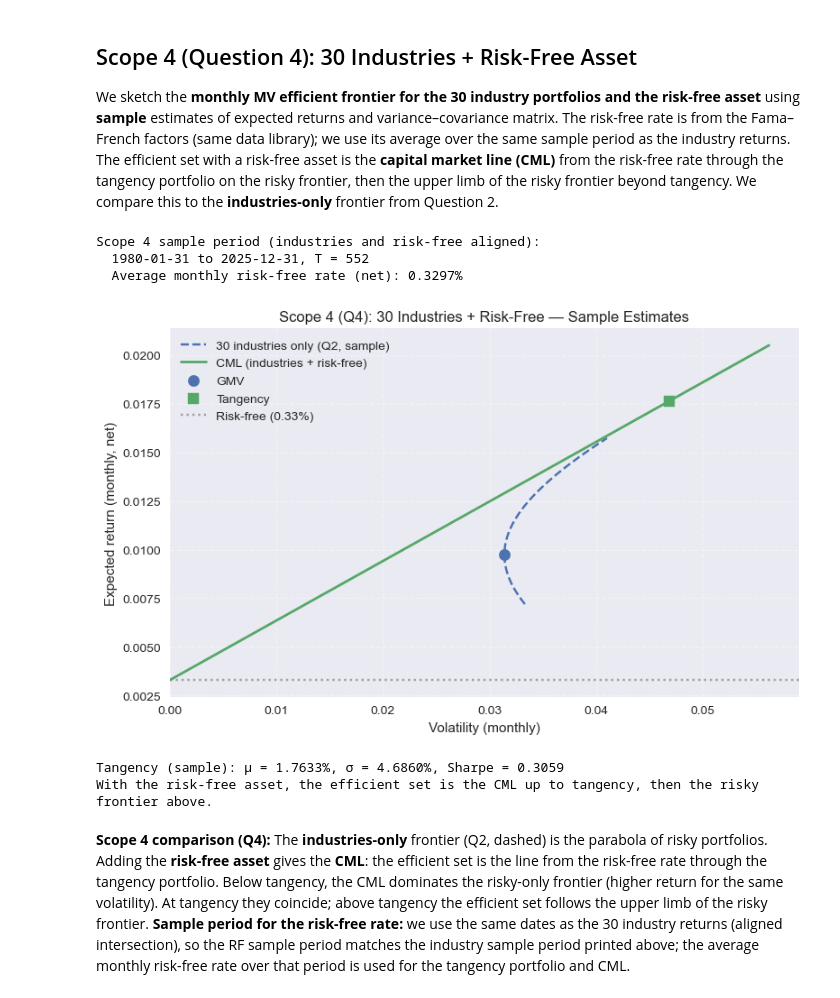
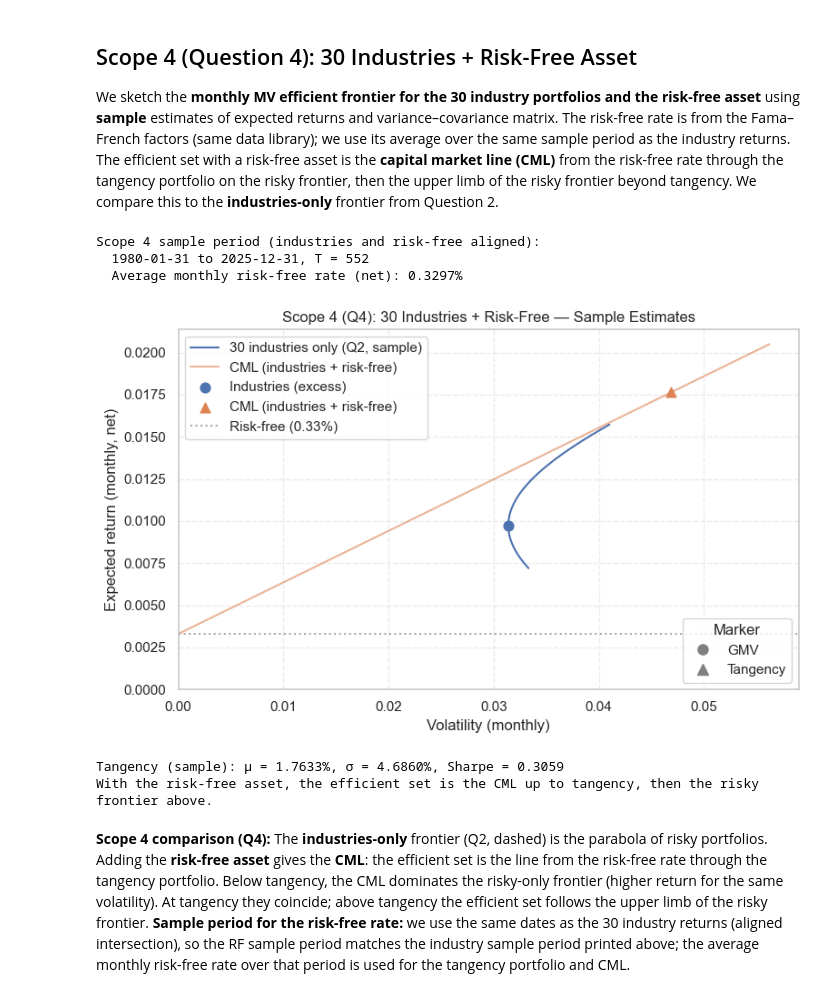
Before and after one commit to eomoran/fin41360-group-asst, a Jupyter notebook: fin41360_data_check.ipynb, the cells around one changed output. Cells and saved outputs as stored; diff of their text form; code cells hidden in the pictures.

```diff
--- a/fin41360_data_check.ipynb
+++ b/fin41360_data_check.ipynb
@@ -115,8 +134,10 @@ GMV and tangency portfolios for Question 2(a)–(b).
 > perform the actual frontier and key-portfolio computations.
 # %%
 # Scope 2: Setup for MV frontier
+# Chart conventions: frontier-chart-drawing skill (.cursor/skills/frontier-chart-drawing/)
 
 import matplotlib.pyplot as plt
+import seaborn as sns
 
 from fin41360.mv_frontier import (
     compute_moments_from_gross,
@@ -125,8 +146,22 @@ from fin41360.mv_frontier import (
     efficient_frontier,
     portfolio_stats,
 )
+from fin41360.plot_styles import (
+    style,
+    FRONTIER_STYLE,
+    CML_STYLE,
+    GMV_STYLE,
+    TAN_STYLE,
+    ESTIMATOR_STYLE,
+    SCOPE3_PLOT_STYLE,
+    scope6_legend_handles,
+    scope6_panel_legend_handles,
+)
 
-plt.style.use("seaborn-v0_8")  # EXPLAIN: simple, readable default style
+# Global save format for figures (set near top of notebook per skill)
+SAVE_FIG_FORMAT = "png"
+
+sns.set_theme(style="whitegrid", context="notebook")
 
 # Use the same industry and RF data loaded above
 ind_gross = ind  # (T, 30), R = 1 + r
@@ -614,40 +577,47 @@ front_means, front_vols, _ = efficient_frontier(mu_s4, Sigma_s4, n_points=200, m
 w_tan_s4 = tangency_weights(mu_s4, Sigma_s4, rf_mean_s4)
 mu_tan_s4, vol_tan_s4 = portfolio_stats(w_tan_s4, mu_s4, Sigma_s4)
 sharpe_tan_s4 = (mu_tan_s4 - rf_mean_s4) / vol_tan_s4 if vol_tan_s4 > 0 else np.nan
 
 # CML: mu = rf + Sharpe * vol from (0, rf) through tangency
 vol_cml = np.linspace(0, float(vol_tan_s4) * 1.2, 150)
 mu_cml = rf_mean_s4 + sharpe_tan_s4 * vol_cml
 
 # GMV for reference
 w_gmv_s4 = gmv_weights(Sigma_s4)
 mu_gmv_s4, vol_gmv_s4 = portfolio_stats(w_gmv_s4, mu_s4, Sigma_s4)
 
 # Plot: industries-only frontier (Q2) vs CML (industries + RF)
 fig, ax = plt.subplots(figsize=(8, 5))
-ax.plot(front_vols, front_means, color="C0", linestyle="--", label="30 industries only (Q2, sample)")
-ax.plot(vol_cml, mu_cml, color="C1", linewidth=2, label="CML (industries + risk-free)")
-ax.scatter([vol_gmv_s4], [mu_gmv_s4], color="C0", s=80, marker="o", zorder=5, label="GMV")
-ax.scatter([vol_tan_s4], [mu_tan_s4], color="C1", s=80, marker="s", zorder=5, label="Tangency")
+ax.plot(front_vols, front_means, **style("frontier", "industries", label="30 industries only (Q2, sample)"))
+ax.plot(vol_cml, mu_cml, **style("cml", "cml"))
+ax.scatter([vol_gmv_s4], [mu_gmv_s4], **style("gmv", "industries"))
+ax.scatter([vol_tan_s4], [mu_tan_s4], **style("tan", "cml"))
 ax.axhline(rf_mean_s4, color="gray", linestyle=":", alpha=0.7, label=f"Risk-free ({rf_mean_s4:.2%})")
 ax.set_xlim(0, None)
-ax.set_ylim(None, None)
+ax.set_ylim(0, None)  # anchor at (0,0) per skill
 ax.set_xlabel("Volatility (monthly)")
 ax.set_ylabel("Expected return (monthly, net)")
 ax.set_title("Scope 4 (Q4): 30 Industries + Risk-Free — Sample Estimates")
-ax.legend(loc="best")
+leg1 = ax.legend(loc="upper left")
+ax.add_artist(leg1)
+import matplotlib.lines as mlines
+marker_handles = [
+    mlines.Line2D([], [], color="gray", marker="o", linestyle="None", markersize=8, label="GMV"),
+    mlines.Line2D([], [], color="gray", marker="^", linestyle="None", markersize=8, label="Tangency"),
+]
+ax.legend(handles=marker_handles, loc="lower right", title="Marker")
 ax.grid(True, linestyle="--", alpha=0.4)
 plt.tight_layout()
 plt.show()
 
 # Compare: CML dominates the risky-only frontier below tangency; they meet at tangency.
 print(f"\nTangency (sample): μ = {mu_tan_s4:.4%}, σ = {vol_tan_s4:.4%}, Sharpe = {sharpe_tan_s4:.4f}")
 print("With the risk-free asset, the efficient set is the CML up to tangency, then the risky frontier above.")
 # %% [output]
 Scope 4 sample period (industries and risk-free aligned):
   1980-01-31 to 2025-12-31, T = 552
   Average monthly risk-free rate (net): 0.3297%
-[figure, old version]
+[figure, new version]
 Tangency (sample): μ = 1.7633%, σ = 4.6860%, Sharpe = 0.3059
 With the risk-free asset, the efficient set is the CML up to tangency, then the risky frontier above.
 # %% [markdown]
```
Also changed, not shown: parts of 24 cells of this notebook, 5 other files.
